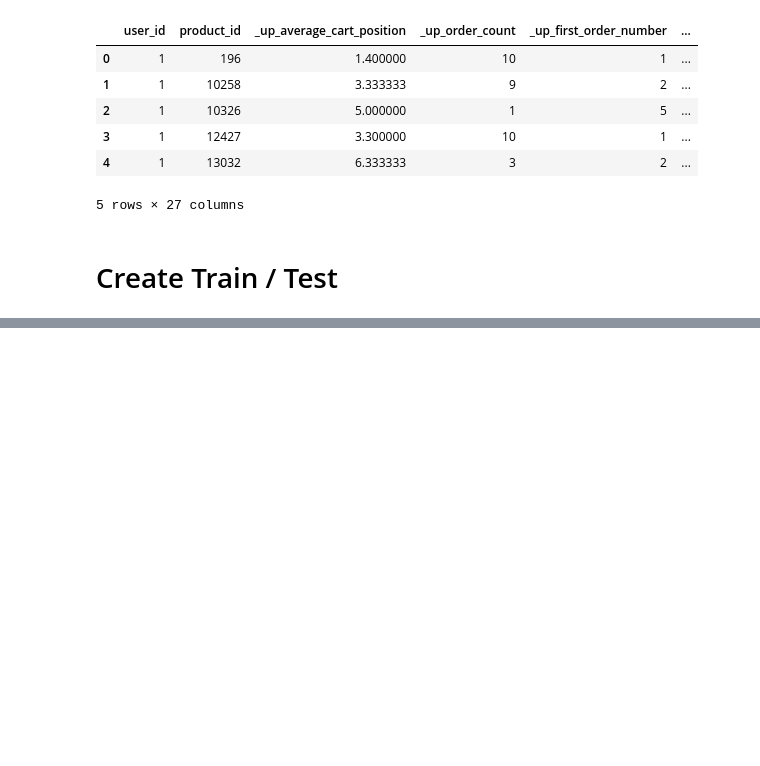
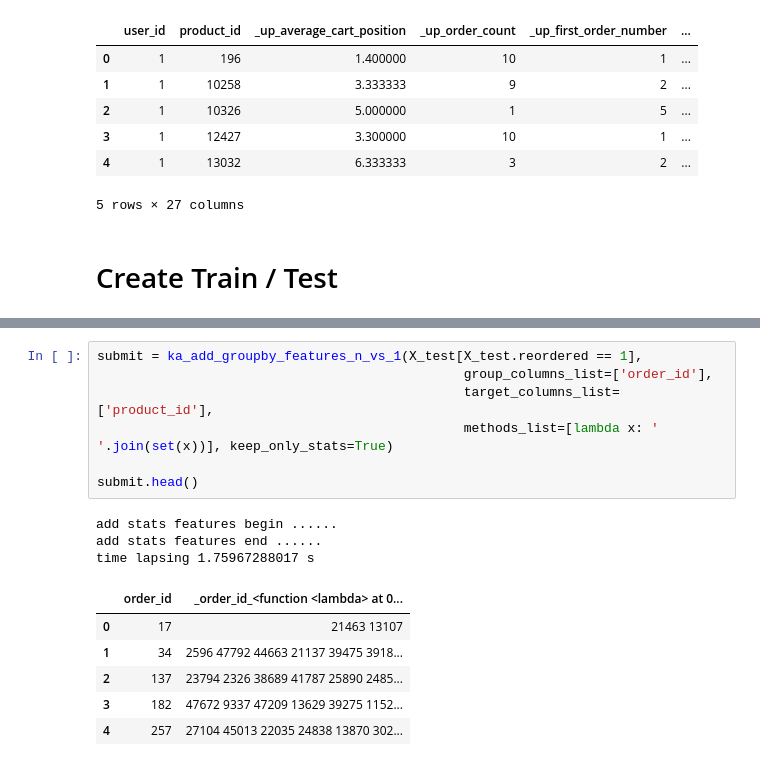
Before and after one commit to JCreeks/InstacartOrder, a Jupyter notebook: model/xgb_starter.ipynb, the cells around one changed output, grey strips where cells are left out. Saved outputs shown, nothing was run; the diff lists cells and outputs as text; blank space fills up the shorter version.

```diff
--- a/model/xgb_starter.ipynb
+++ b/model/xgb_starter.ipynb
@@ -394,0 +433,17 @@ submit_final.to_csv("../result/python_test.csv", index=False)
+# %%
+submit = ka_add_groupby_features_n_vs_1(X_test[X_test.reordered == 1],
+                                               group_columns_list=['order_id'],
+                                               target_columns_list= ['product_id'],
+                                               methods_list=[lambda x: ' '.join(set(x))], keep_only_stats=True)
+
+submit.head()
+# %% [output]
+add stats features begin ......
+add stats features end ......
+time lapsing 1.75967288017 s
+|  | order_id | _order_id_<function <lambda> at 0... |
+| 0 | 17 | 21463 13107 |
+| 1 | 34 | 2596 47792 44663 21137 39475 3918... |
+| 2 | 137 | 23794 2326 38689 41787 25890 2485... |
+| 3 | 182 | 47672 9337 47209 13629 39275 1152... |
+| 4 | 257 | 27104 45013 22035 24838 13870 302... |
```
Also changed, not shown: parts of 10 cells of this notebook, 2 other files.
